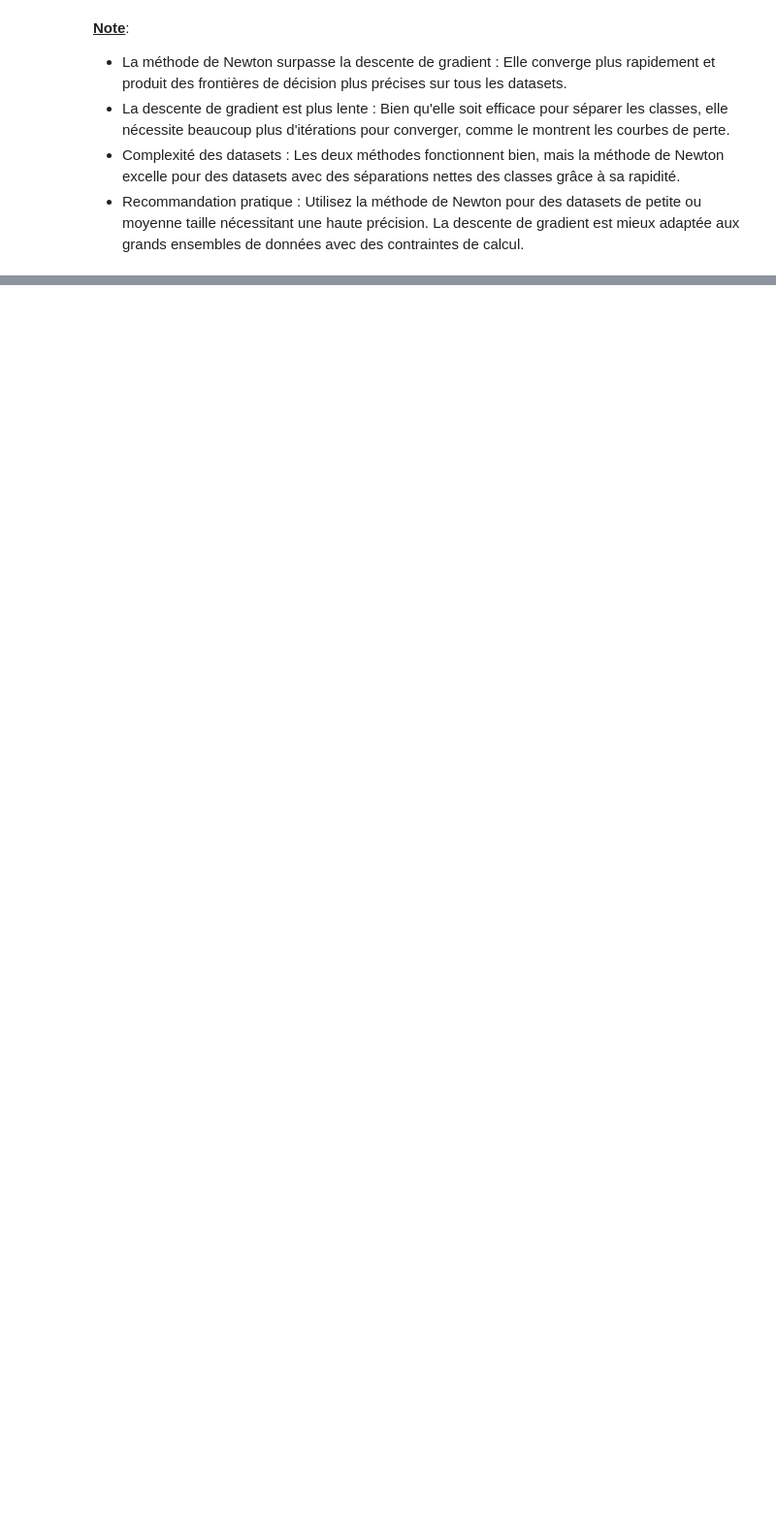
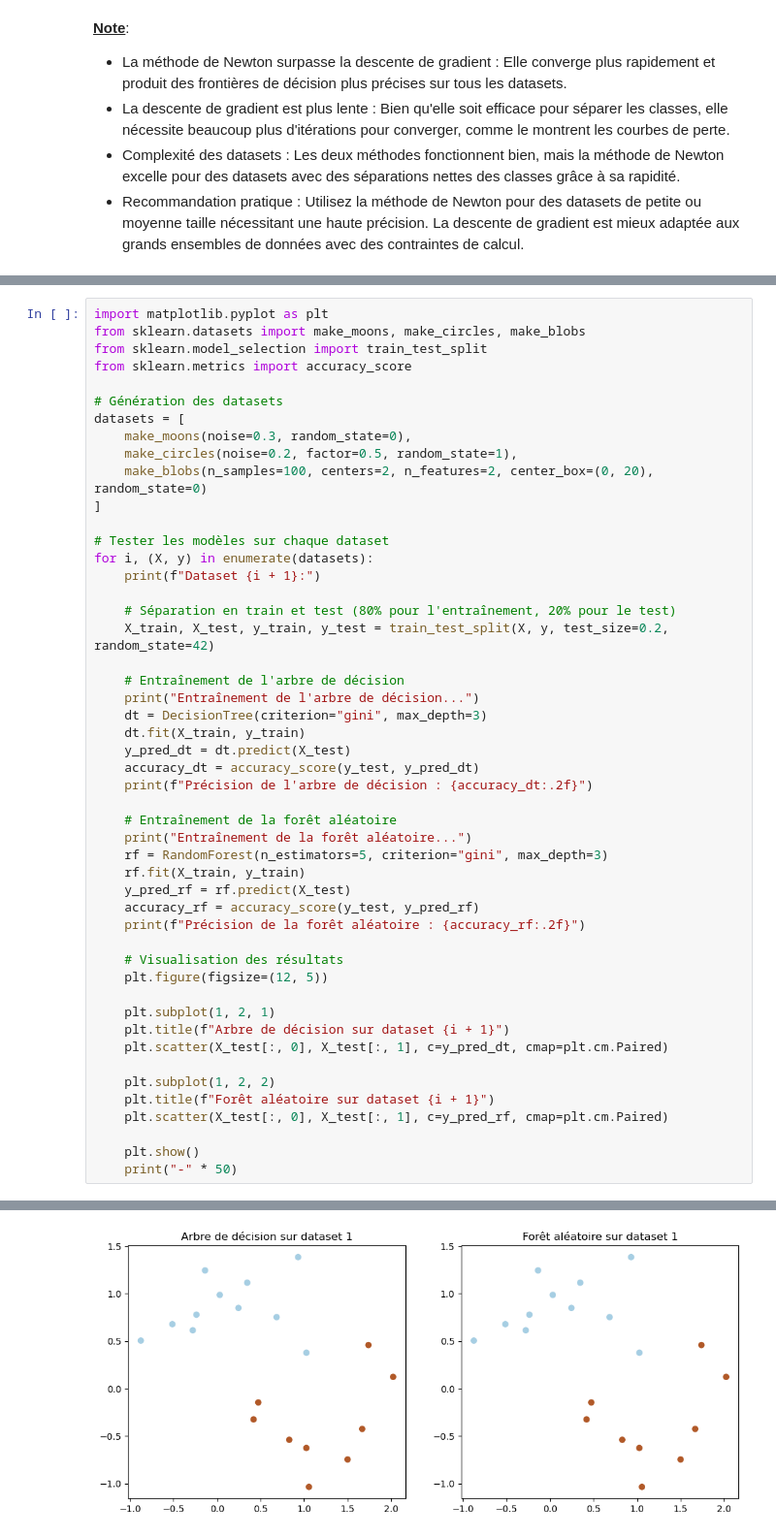
Before and after one commit to RaziRaouf/projet_de_programation_avancee, a Jupyter notebook: AkramChaabnia_AbdelheqMokhtari_mohamedRaoufRazi.ipynb, the cells around one changed output, grey strips where cells are left out. Shown: that part at 97% size. Drawn from its saved outputs; the diff is of its cells as text; blank space fills up the shorter version.

Commit message:
ajout arbre de décision et foret aléatoire

```diff
--- a/AkramChaabnia_AbdelheqMokhtari_mohamedRaoufRazi.ipynb
+++ b/AkramChaabnia_AbdelheqMokhtari_mohamedRaoufRazi.ipynb
@@ -634,0 +754,50 @@ plt.show()
+# %%
+import matplotlib.pyplot as plt
+from sklearn.datasets import make_moons, make_circles, make_blobs
+from sklearn.model_selection import train_test_split
+from sklearn.metrics import accuracy_score
+
+# Génération des datasets
+datasets = [
+    make_moons(noise=0.3, random_state=0),
+    make_circles(noise=0.2, factor=0.5, random_state=1),
+    make_blobs(n_samples=100, centers=2, n_features=2, center_box=(0, 20), random_state=0)
+]
+
+# Tester les modèles sur chaque dataset
+for i, (X, y) in enumerate(datasets):
+    print(f"Dataset {i + 1}:")
+
+    # Séparation en train et test (80% pour l'entraînement, 20% pour le test)
+    X_train, X_test, y_train, y_test = train_test_split(X, y, test_size=0.2, random_state=42)
+
+    # Entraînement de l'arbre de décision
+    print("Entraînement de l'arbre de décision...")
+    dt = DecisionTree(criterion="gini", max_depth=3)
+    dt.fit(X_train, y_train)
+    y_pred_dt = dt.predict(X_test)
+    accuracy_dt = accuracy_score(y_test, y_pred_dt)
+    print(f"Précision de l'arbre de décision : {accuracy_dt:.2f}")
+
+    # Entraînement de la forêt aléatoire
+    print("Entraînement de la forêt aléatoire...")
+    rf = RandomForest(n_estimators=5, criterion="gini", max_depth=3)
+    rf.fit(X_train, y_train)
+    y_pred_rf = rf.predict(X_test)
+    accuracy_rf = accuracy_score(y_test, y_pred_rf)
+    print(f"Précision de la forêt aléatoire : {accuracy_rf:.2f}")
+
+    # Visualisation des résultats
+    plt.figure(figsize=(12, 5))
+
+    plt.subplot(1, 2, 1)
+    plt.title(f"Arbre de décision sur dataset {i + 1}")
+    plt.scatter(X_test[:, 0], X_test[:, 1], c=y_pred_dt, cmap=plt.cm.Paired)
+
+    plt.subplot(1, 2, 2)
+    plt.title(f"Forêt aléatoire sur dataset {i + 1}")
+    plt.scatter(X_test[:, 0], X_test[:, 1], c=y_pred_rf, cmap=plt.cm.Paired)
+
+    plt.show()
+    print("-" * 50)
+# %% [output]
@@ -634,0 +809 @@ plt.show()
+[figure, added]
```
Also changed, not shown: parts of 5 cells of this notebook.
